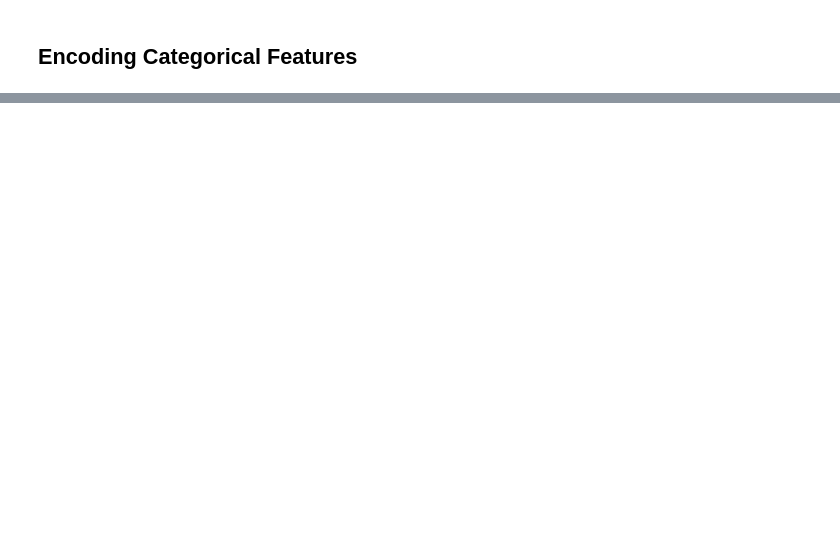
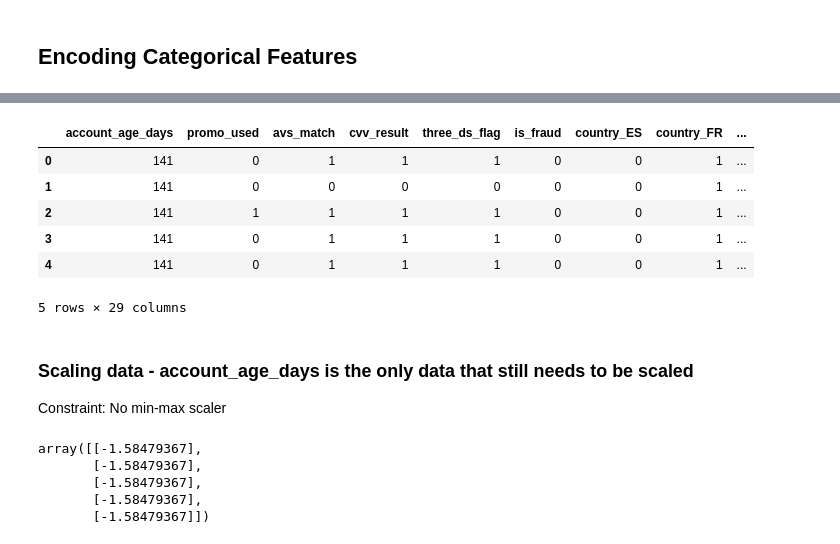
Before and after one commit to cw10877787/SJU_ML_TEAM4, a Jupyter notebook: final_project.ipynb, the cells around one changed output, grey strips where cells are left out. Drawn from its saved outputs; the diff is of its cells as text; code cells hidden in the pictures; blank space fills up the shorter version.

Commit message:
Encoded, scaled using standardscaler. Data is made into X and Y, ready for model training and hyperparameter tuning. Will split work between us, and review data preprocessing steps together.

```diff
--- a/final_project.ipynb
+++ b/final_project.ipynb
@@ -316,3 +468,6 @@ df.drop(columns=['cvv_avs_interaction', 'cvv_3ds_interaction','avs_3ds_interacti
+# %%
+# Final Numerical Features
+numericals = df.drop(columns=['country','bin_country','channel','merchant_category','shipping_distance_buckets'])
 # %% [markdown]
 ## Encoding Categorical Features
 # %%
@@ -324,0 +510,12 @@ df_cat.info()
+# %%
+# Combine numerical and categorical features into final features for modeling
+X = pd.concat([numericals, df_cat], axis=1)
+X.head()
+# %% [output]
+|  | account_age_days | promo_used | avs_match | cvv_result | three_ds_flag | is_fraud | country_ES | country_FR | ... |
+| 0 | 141 | 0 | 1 | 1 | 1 | 0 | 0 | 1 | ... |
+| 1 | 141 | 0 | 0 | 0 | 0 | 0 | 0 | 1 | ... |
+| 2 | 141 | 1 | 1 | 1 | 1 | 0 | 0 | 1 | ... |
+| 3 | 141 | 0 | 1 | 1 | 1 | 0 | 0 | 1 | ... |
+| 4 | 141 | 0 | 1 | 1 | 1 | 0 | 0 | 1 | ... |
+5 rows × 29 columns
@@ -324,0 +525,15 @@ df_cat.info()
+# %% [markdown]
+### Scaling data - account_age_days is the only data that still needs to be scaled
+
+Constraint: No min-max scaler
+# %%
+# Standard Scaler for feature scaling. Only want to scale non-binary features. In this case, there is only one feature that isn't 1 or 0...account_age_days
+scaler = StandardScaler()
+scaled_account_age_days = scaler.fit_transform(X[['account_age_days']])
+scaled_account_age_days[:5]
+# %% [output]
+array([[-1.58479367],
+       [-1.58479367],
+       [-1.58479367],
+       [-1.58479367],
+       [-1.58479367]])
```
Also changed, not shown: parts of 37 cells of this notebook.
